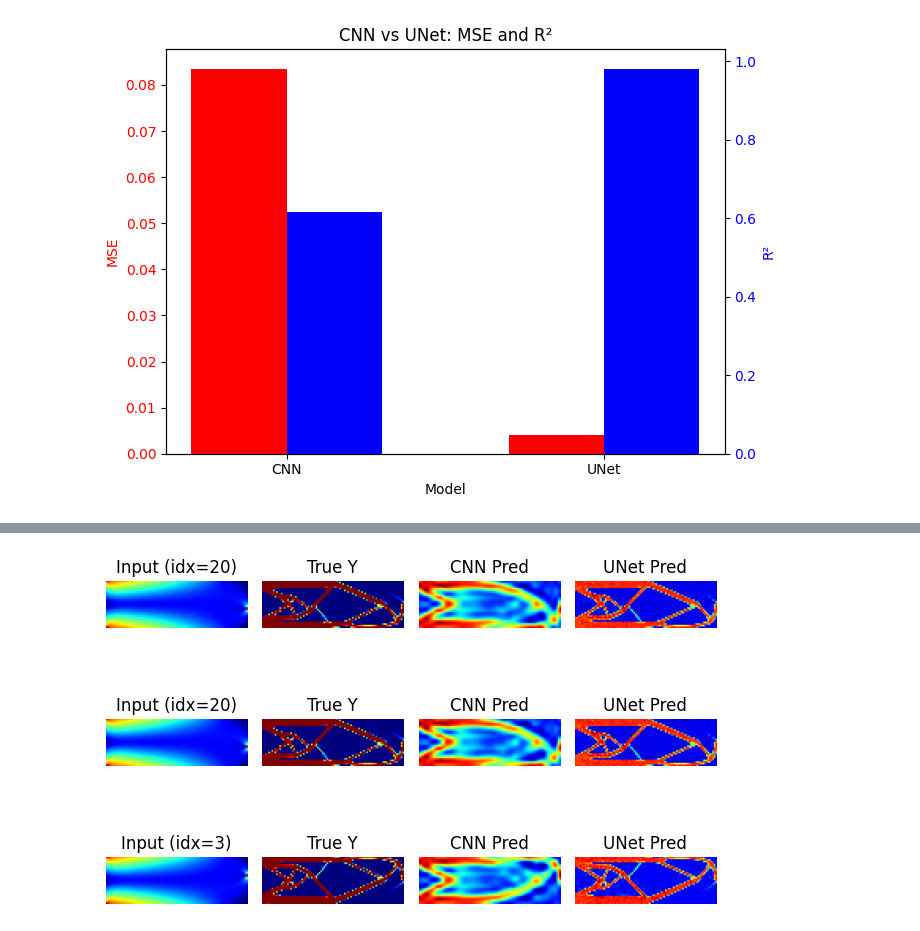
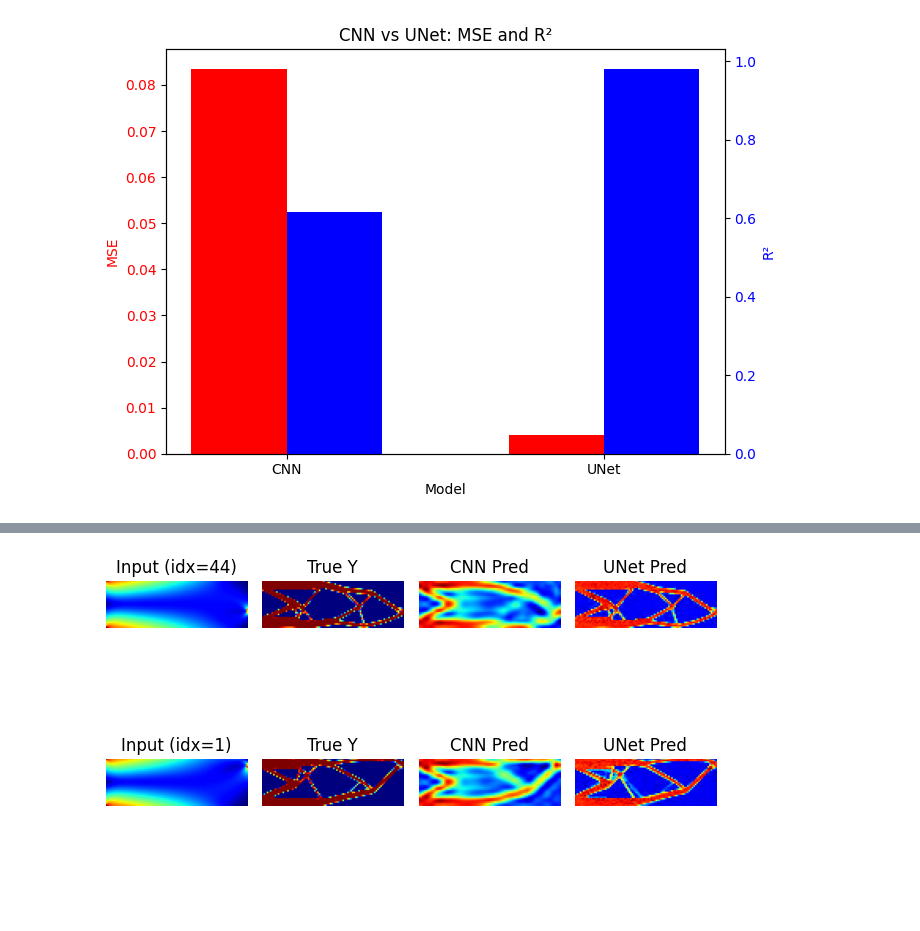
Before and after one commit to sy-nguyen-van/Deep_Learning_Sy, a Jupyter notebook: TOP_CNN_UNET_11_19_Pred.ipynb, the cells around one changed output, grey strips where cells are left out. Cells and saved outputs as stored; diff of their text form; code cells hidden in the pictures; blank space fills up the shorter version.

```diff
--- a/TOP_CNN_UNET_11_19_Pred.ipynb
+++ b/TOP_CNN_UNET_11_19_Pred.ipynb
@@ -293,31 +293,31 @@ Inference time: 0.0006530952453613282 seconds
 # %%
 # Plot
-no_pred = 3
+no_pred = 2
 sample_ids = np.random.randint(0, 50, no_pred)
 
 fig, axes = plt.subplots(len(sample_ids),4)
 
 for row, idx in enumerate(sample_ids):
 
     axes[row, 0].imshow(val_X[idx], cmap="jet")
     axes[row, 0].set_title(f"Input (idx={idx})")
     axes[row, 0].axis("off")
 
     axes[row, 1].imshow(Y_true_denorm[idx, 0], cmap="jet")
     axes[row, 1].set_title("True Y")
     axes[row, 1].axis("off")
 
     axes[row, 2].imshow(cnn_pred_denorm[idx, 0], cmap="jet")
     axes[row, 2].set_title("CNN Pred")
     axes[row, 2].axis("off")
 
     axes[row, 3].imshow(unet_pred_denorm[idx, 0], cmap="jet")
     axes[row, 3].set_title("UNet Pred")
     axes[row, 3].axis("off")
 
 # Remove extra margins around the figure
 fig.tight_layout()
 plt.savefig("predictions_CNN_UNET.png", dpi=300,bbox_inches="tight")
 plt.show()
 # %% [output]
-[figure, old version]
+[figure, new version]
```
Also changed, not shown: parts of 2 cells of this notebook, 2 other files.
